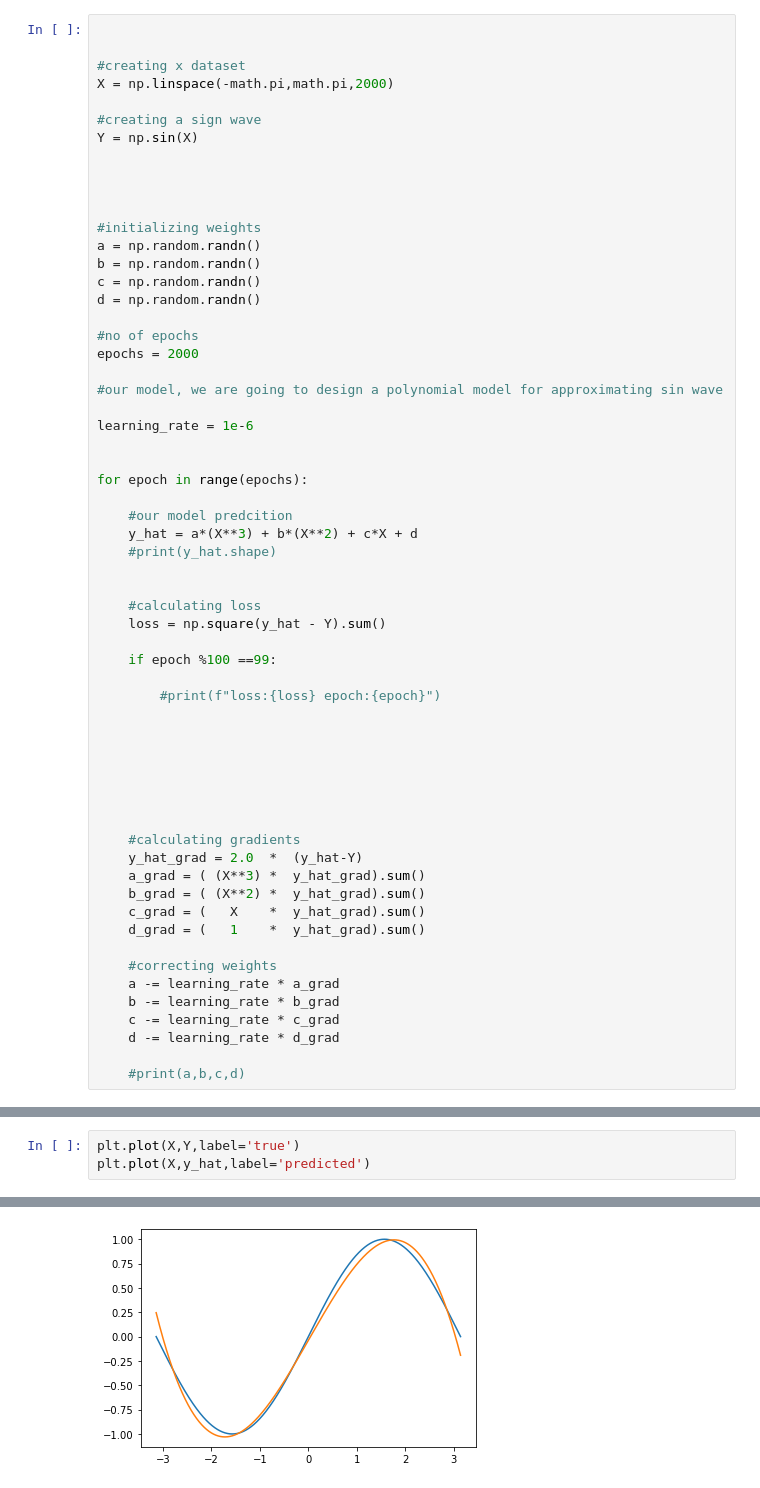
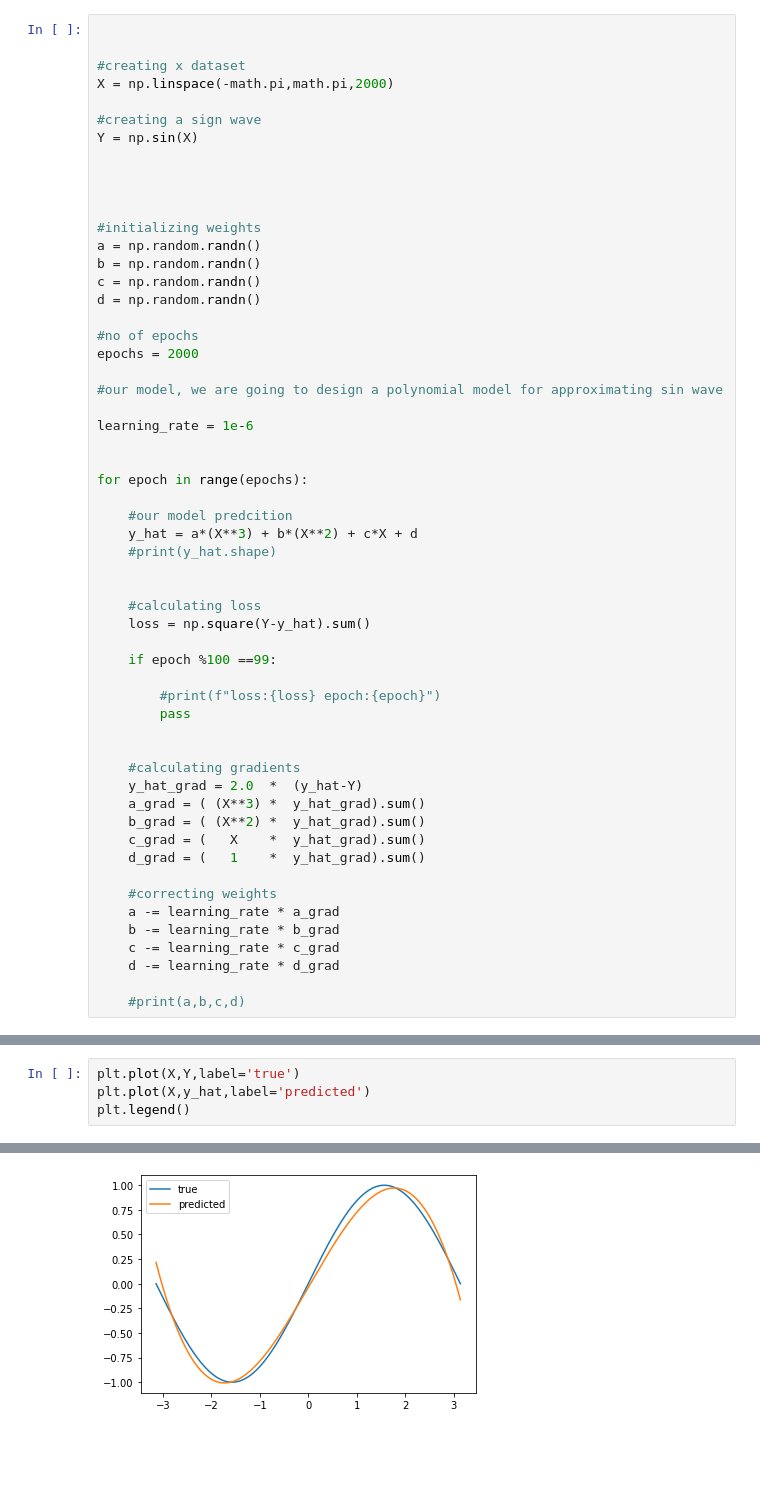
Before and after one commit to abhinav153/Deep_Learning_code, a Jupyter notebook: Learning_a_sign_wave.ipynb, the cells around one changed output, grey strips where cells are left out. Saved outputs shown, nothing was run; the diff lists cells and outputs as text; blank space fills up the shorter version.

```diff
--- a/Learning_a_sign_wave.ipynb
+++ b/Learning_a_sign_wave.ipynb
@@ -36,16 +39,12 @@ for epoch in range(epochs):
 
 
     #calculating loss
-    loss = np.square(y_hat - Y).sum()
+    loss = np.square(Y-y_hat).sum()
 
     if epoch %100 ==99:
 
         #print(f"loss:{loss} epoch:{epoch}")
-
-
-
-
-
+        pass
 
 
     #calculating gradients
@@ -67,4 +64,5 @@ IndentationError: expected an indented block (<ipython-input-4-fa6b17ca4ccb>, li
 # %%
 plt.plot(X,Y,label='true')
 plt.plot(X,y_hat,label='predicted')
+plt.legend()
 # %% [output]
@@ -72 +70 @@ plt.plot(X,y_hat,label='predicted')
-[figure, old version]
+[figure, new version]
```
Also changed, not shown: parts of 10 cells of this notebook, 2 other files.
